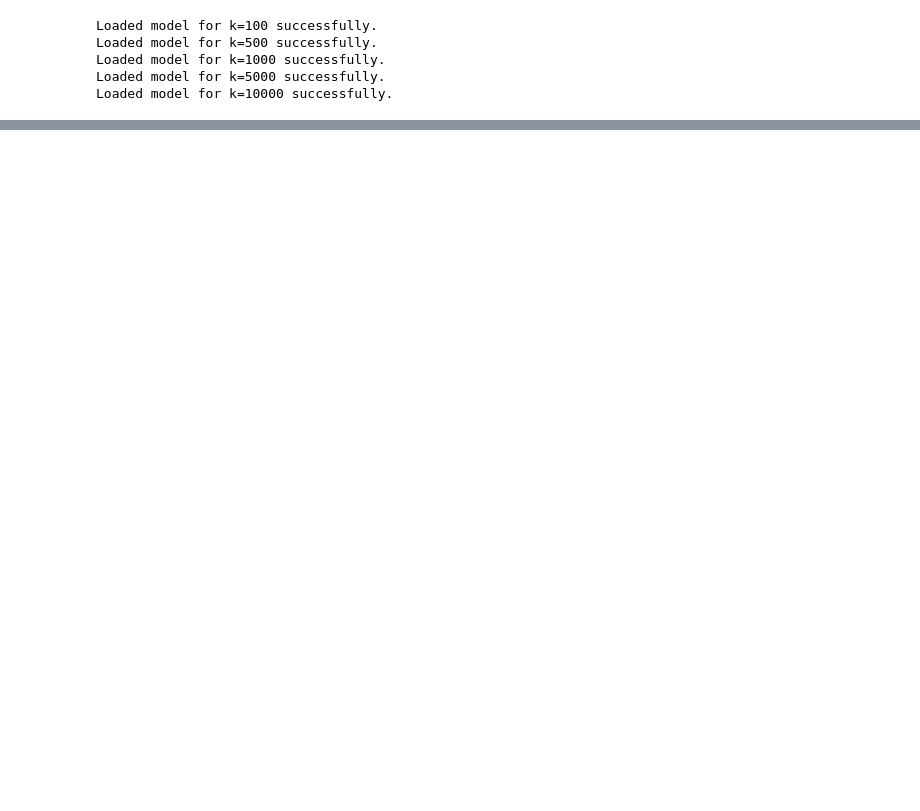
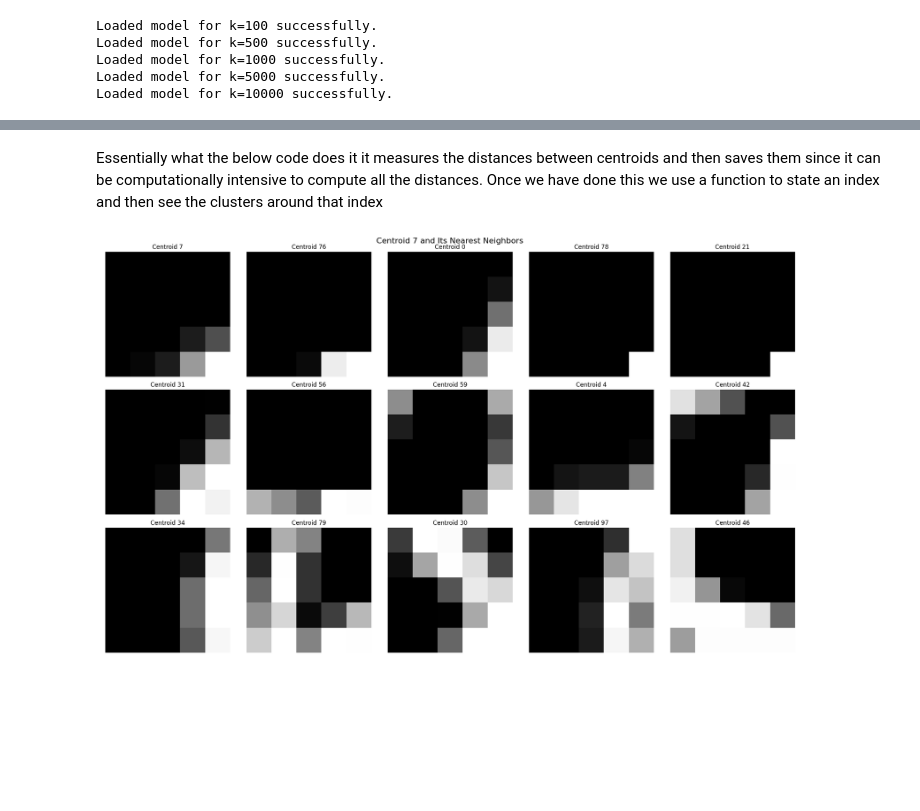
Before and after one commit to snaderi2000/ece-289a, a Jupyter notebook: HW_1/hw_1.ipynb, the cells around one changed output, grey strips where cells are left out. Drawn from its saved outputs; the diff is of its cells as text; code cells hidden in the pictures; blank space fills up the shorter version.

```diff
--- a/HW_1/hw_1.ipynb
+++ b/HW_1/hw_1.ipynb
@@ -202,0 +224,2 @@ def plot_centroid(models, k, centroid_idx):
+# %% [markdown]
+Essentially what the below code does it it measures the distances between centroids and then saves them since it can be computationally intensive to compute all the distances. Once we have done this we use a function to state an index and then see the clusters around that index
@@ -202,0 +274,8 @@ def plot_centroid(models, k, centroid_idx):
+# %%
+
+# Example usage
+k = 100  # Specify the value of d
+centroid = 7
+plot_centroid_and_neighbors(models, k, centroid, n_neighbors=14)
+# %% [output]
+[figure, added]
```
Also changed, not shown: parts of 19 cells of this notebook.
